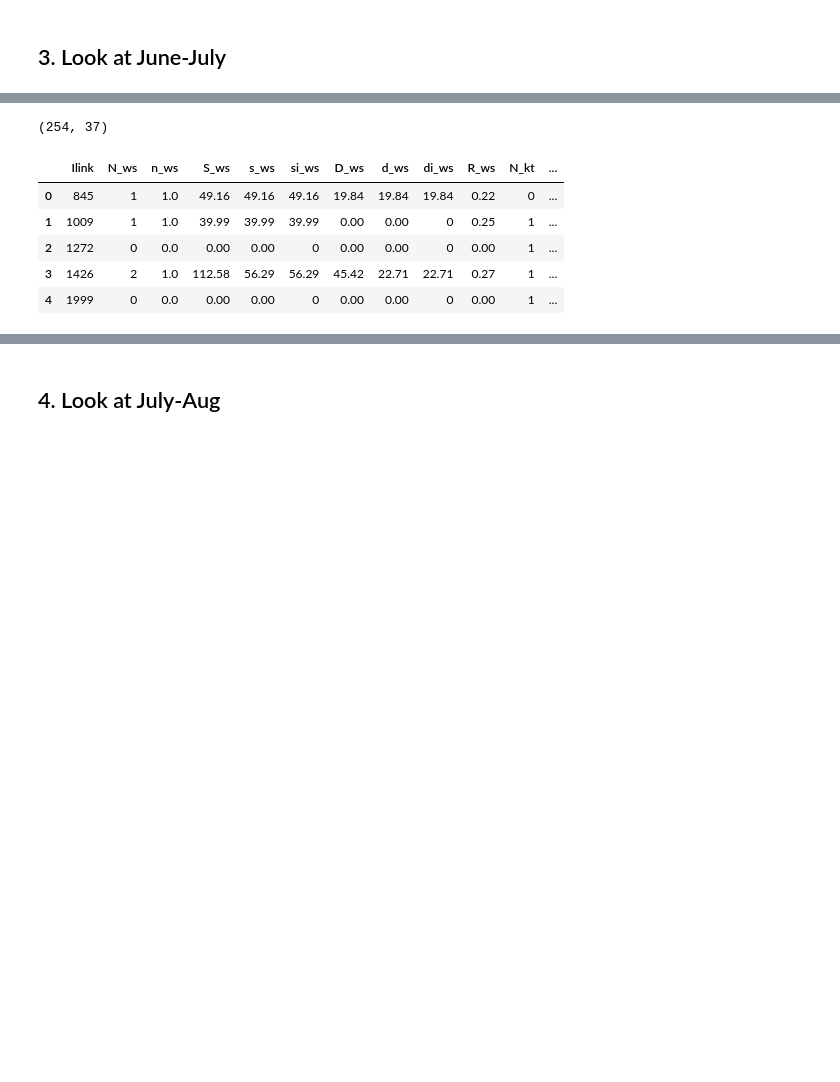
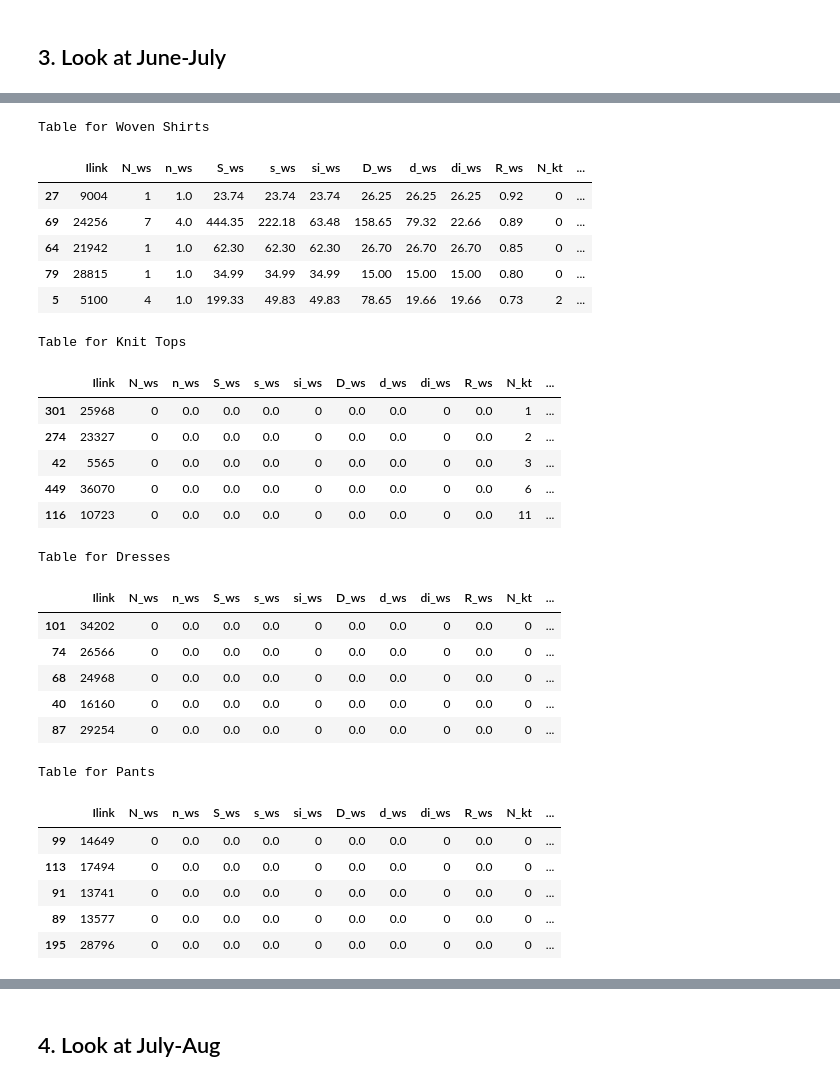
Before and after one commit to alexander-pan/Ecommerce, a Jupyter notebook: Data_Exploration.ipynb, the cells around one changed output, grey strips where cells are left out. Cells and saved outputs as stored; diff of their text form; code cells hidden in the pictures; blank space fills up the shorter version.

```diff
--- a/Data_Exploration.ipynb
+++ b/Data_Exploration.ipynb
@@ -353,0 +412,5 @@ table2.shape
+# %%
+#Give you the relative number of customers that prefer based on proxy rating those categories from May-June timeframe
+#Example: based on purchase history from May 1 2017 - June 1 2017, the proxy rating says 108 customers prefer Woven Shirts
+for dept in depts:
+    print "Table Size for %s: %d" % (dept,table2[dept].shape[0])
@@ -389,10 +473,13 @@ print deptN*1.0/table2.shape[0]
 # %% [markdown]
 ## 3. Look at June-July
 # %%
-table3 = getTableRating(ilink_ex,df3)
-cols = ['N_ws','n_ws','S_ws','s_ws','si_ws','D_ws','d_ws','di_ws','R_ws',
-        'N_kt','n_kt','S_kt','s_kt','si_kt','D_kt','d_kt','di_kt','R_kt',
-        'N_d','n_d','S_d','s_d','si_d','D_d','d_d','di_d','R_d',
-        'N_p','n_p','S_p','s_p','si_p','D_p','d_p','di_p','R_p']
-table3 = table3.loc[~(table3[cols]==0).all(axis=1)]
-table3.reset_index(drop=True,inplace=True)
+%%time
+table3 = {}
+for dept in depts:
+    table3[dept] = getTableRating(ilink_ex[dept],df3)
+    cols = ['N_ws','n_ws','S_ws','s_ws','si_ws','D_ws','d_ws','di_ws','R_ws',
+            'N_kt','n_kt','S_kt','s_kt','si_kt','D_kt','d_kt','di_kt','R_kt',
+            'N_d','n_d','S_d','s_d','si_d','D_d','d_d','di_d','R_d',
+            'N_p','n_p','S_p','s_p','si_p','D_p','d_p','di_p','R_p']
+    table3[dept] = table3[dept].loc[~(table3[dept][cols]==0).all(axis=1)] #gets rid of customers that did not purchase anything,but have orders
+    table3[dept].reset_index(drop=True,inplace=True)
@@ -399,13 +489,38 @@ table3.reset_index(drop=True,inplace=True)
-# %%
-table3.shape
-# %% [output]
-(254, 37)
-# %%
-table3.head()
-# %% [output]
-|  | Ilink | N_ws | n_ws | S_ws | s_ws | si_ws | D_ws | d_ws | di_ws | R_ws | N_kt | ... |
-| 0 | 845 | 1 | 1.0 | 49.16 | 49.16 | 49.16 | 19.84 | 19.84 | 19.84 | 0.22 | 0 | ... |
-| 1 | 1009 | 1 | 1.0 | 39.99 | 39.99 | 39.99 | 0.00 | 0.00 | 0 | 0.25 | 1 | ... |
-| 2 | 1272 | 0 | 0.0 | 0.00 | 0.00 | 0 | 0.00 | 0.00 | 0 | 0.00 | 1 | ... |
-| 3 | 1426 | 2 | 1.0 | 112.58 | 56.29 | 56.29 | 45.42 | 22.71 | 22.71 | 0.27 | 1 | ... |
-| 4 | 1999 | 0 | 0.0 | 0.00 | 0.00 | 0 | 0.00 | 0.00 | 0 | 0.00 | 1 | ... |
+# %%
+#displays first 5 rows of sorted top pref to get a sense of populations features to ratings
+#Each table consists of customers that were listed as "preferred" in the categories
+#Based on their "proxy rating" for May-July
+#For just June month, we apply same proxy rating
+pref = {'Woven Shirts': 'R_ws','Knit Tops':'R_kt','Dresses':'R_d','Pants':'R_p'}
+for dept in depts:
+    print "Table for %s" % dept
+    display(table3[dept].sort_values(pref[dept],ascending=False).head())
+# %% [output]
+Table for Woven Shirts
+|  | Ilink | N_ws | n_ws | S_ws | s_ws | si_ws | D_ws | d_ws | di_ws | R_ws | N_kt | ... |
+| 27 | 9004 | 1 | 1.0 | 23.74 | 23.74 | 23.74 | 26.25 | 26.25 | 26.25 | 0.92 | 0 | ... |
+| 69 | 24256 | 7 | 4.0 | 444.35 | 222.18 | 63.48 | 158.65 | 79.32 | 22.66 | 0.89 | 0 | ... |
+| 64 | 21942 | 1 | 1.0 | 62.30 | 62.30 | 62.30 | 26.70 | 26.70 | 26.70 | 0.85 | 0 | ... |
+| 79 | 28815 | 1 | 1.0 | 34.99 | 34.99 | 34.99 | 15.00 | 15.00 | 15.00 | 0.80 | 0 | ... |
+| 5 | 5100 | 4 | 1.0 | 199.33 | 49.83 | 49.83 | 78.65 | 19.66 | 19.66 | 0.73 | 2 | ... |
+Table for Knit Tops
+|  | Ilink | N_ws | n_ws | S_ws | s_ws | si_ws | D_ws | d_ws | di_ws | R_ws | N_kt | ... |
+| 301 | 25968 | 0 | 0.0 | 0.0 | 0.0 | 0 | 0.0 | 0.0 | 0 | 0.0 | 1 | ... |
+| 274 | 23327 | 0 | 0.0 | 0.0 | 0.0 | 0 | 0.0 | 0.0 | 0 | 0.0 | 2 | ... |
+| 42 | 5565 | 0 | 0.0 | 0.0 | 0.0 | 0 | 0.0 | 0.0 | 0 | 0.0 | 3 | ... |
+| 449 | 36070 | 0 | 0.0 | 0.0 | 0.0 | 0 | 0.0 | 0.0 | 0 | 0.0 | 6 | ... |
+| 116 | 10723 | 0 | 0.0 | 0.0 | 0.0 | 0 | 0.0 | 0.0 | 0 | 0.0 | 11 | ... |
+Table for Dresses
+|  | Ilink | N_ws | n_ws | S_ws | s_ws | si_ws | D_ws | d_ws | di_ws | R_ws | N_kt | ... |
+| 101 | 34202 | 0 | 0.0 | 0.0 | 0.0 | 0 | 0.0 | 0.0 | 0 | 0.0 | 0 | ... |
+| 74 | 26566 | 0 | 0.0 | 0.0 | 0.0 | 0 | 0.0 | 0.0 | 0 | 0.0 | 0 | ... |
+| 68 | 24968 | 0 | 0.0 | 0.0 | 0.0 | 0 | 0.0 | 0.0 | 0 | 0.0 | 0 | ... |
+| 40 | 16160 | 0 | 0.0 | 0.0 | 0.0 | 0 | 0.0 | 0.0 | 0 | 0.0 | 0 | ... |
+| 87 | 29254 | 0 | 0.0 | 0.0 | 0.0 | 0 | 0.0 | 0.0 | 0 | 0.0 | 0 | ... |
+Table for Pants
+|  | Ilink | N_ws | n_ws | S_ws | s_ws | si_ws | D_ws | d_ws | di_ws | R_ws | N_kt | ... |
+| 99 | 14649 | 0 | 0.0 | 0.0 | 0.0 | 0 | 0.0 | 0.0 | 0 | 0.0 | 0 | ... |
+| 113 | 17494 | 0 | 0.0 | 0.0 | 0.0 | 0 | 0.0 | 0.0 | 0 | 0.0 | 0 | ... |
+| 91 | 13741 | 0 | 0.0 | 0.0 | 0.0 | 0 | 0.0 | 0.0 | 0 | 0.0 | 0 | ... |
+| 89 | 13577 | 0 | 0.0 | 0.0 | 0.0 | 0 | 0.0 | 0.0 | 0 | 0.0 | 0 | ... |
+| 195 | 28796 | 0 | 0.0 | 0.0 | 0.0 | 0 | 0.0 | 0.0 | 0 | 0.0 | 0 | ... |
```
Also changed, not shown: parts of 39 cells of this notebook.
